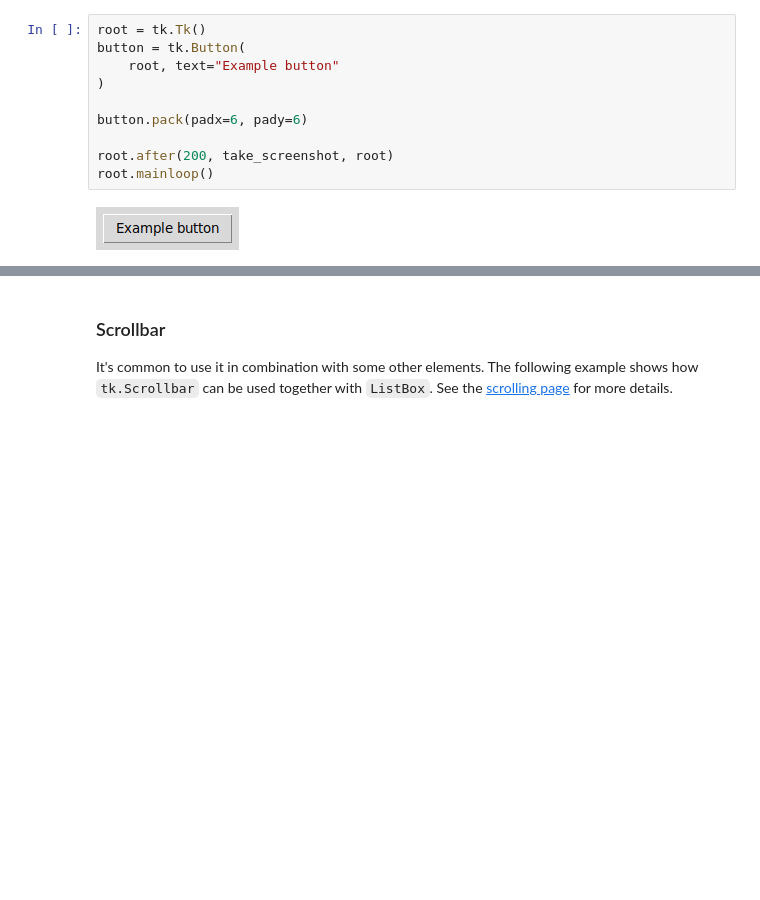
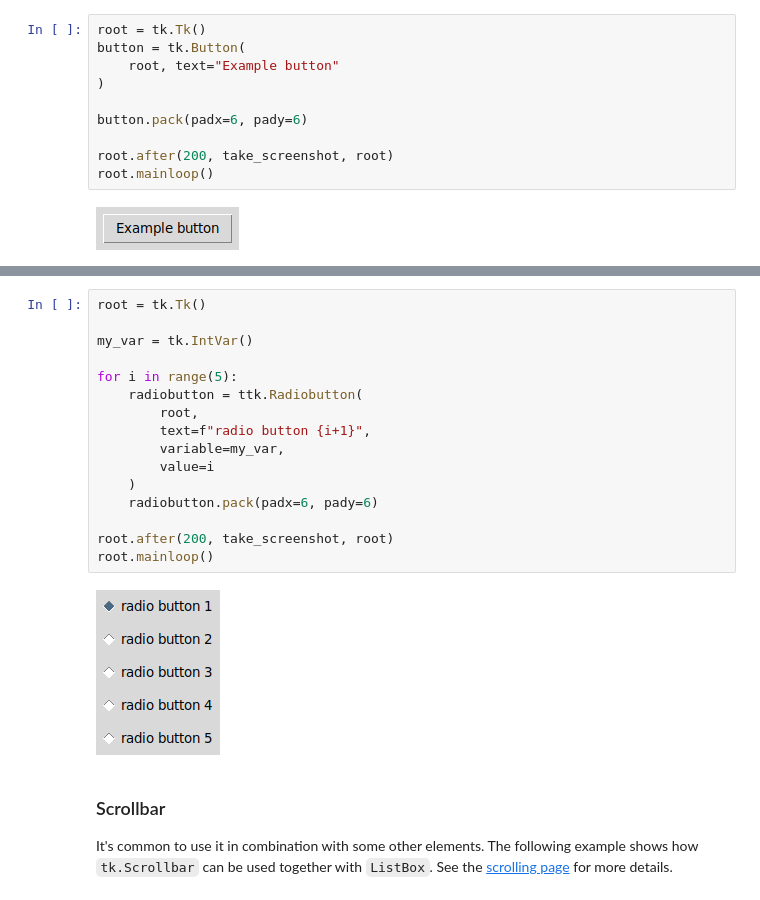
Before and after one commit to fedorkobak/knowledge, a Jupyter notebook: python/advanced/tkinter.ipynb, the cells around one changed output, grey strips where cells are left out. Saved outputs shown, nothing was run; the diff lists cells and outputs as text; blank space fills up the shorter version.

Commit message:
python/advanced/tkinter.ipynb   add description of the radiobutton component

```diff
--- a/python/advanced/tkinter.ipynb
+++ b/python/advanced/tkinter.ipynb
@@ -160,3 +164,21 @@ root.mainloop()
+# %%
+root = tk.Tk()
+
+my_var = tk.IntVar()
+
+for i in range(5):
+    radiobutton = ttk.Radiobutton(
+        root,
+        text=f"radio button {i+1}",
+        variable=my_var,
+        value=i
+    )
+    radiobutton.pack(padx=6, pady=6)
+
+root.after(200, take_screenshot, root)
+root.mainloop()
+# %% [output]
+[figure, added]
 # %% [markdown]
 ### Scrollbar
 
```
Also changed, not shown: parts of 1 cell of this notebook.
